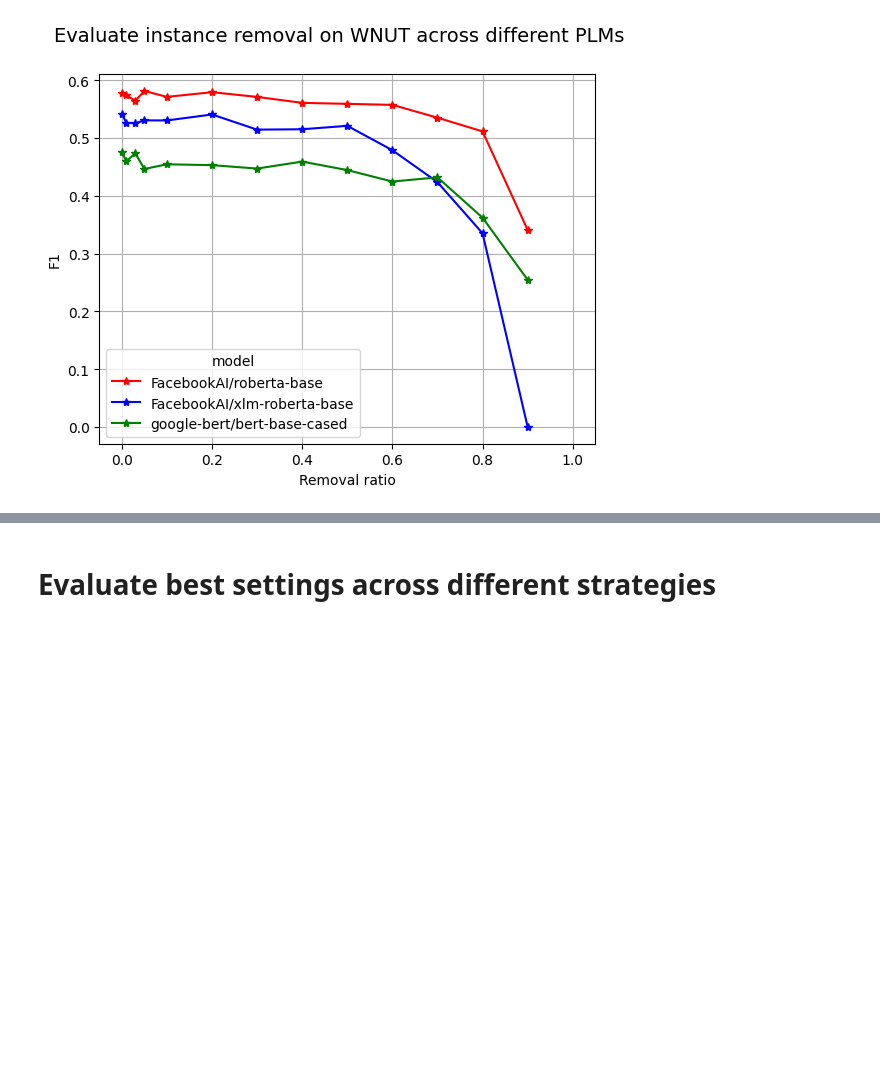
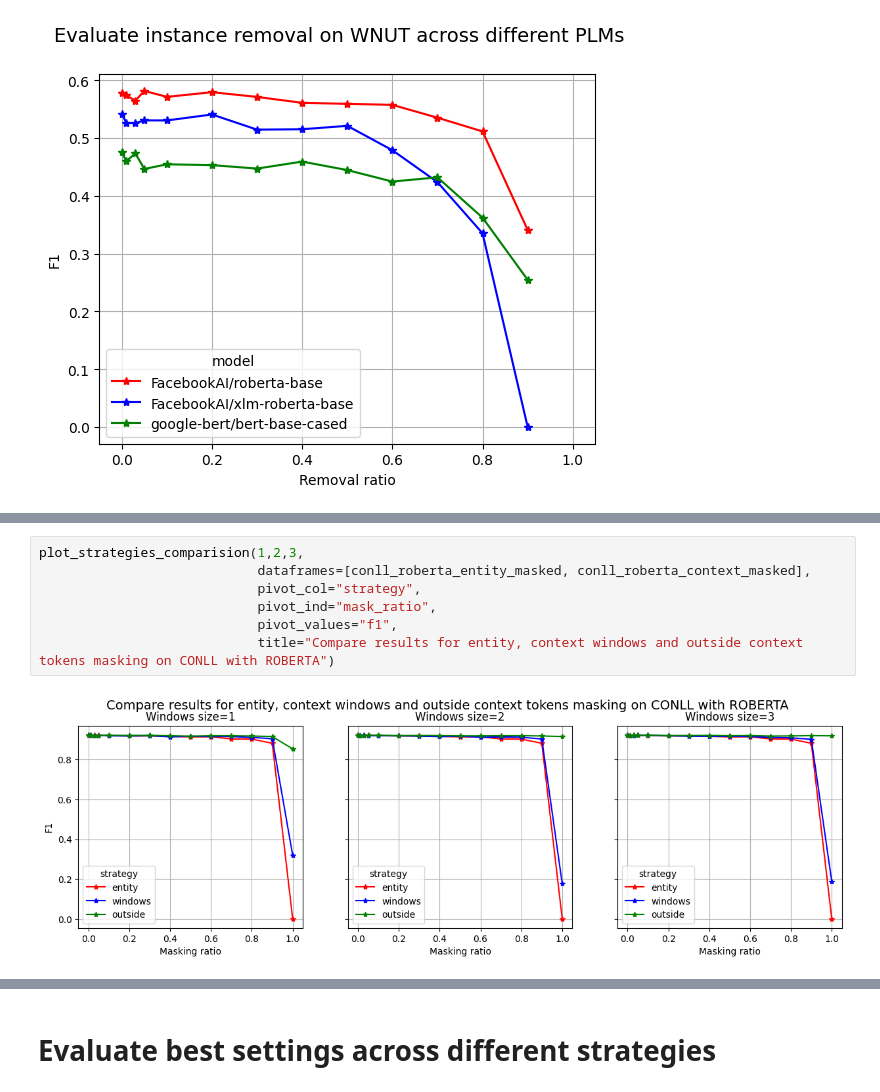
Before and after one commit to minhddb/ner-masking, a Jupyter notebook: results/analysis.ipynb, the cells around one changed output, grey strips where cells are left out. Cells and saved outputs as stored; diff of their text form; blank space fills up the shorter version.

```diff
--- a/results/analysis.ipynb
+++ b/results/analysis.ipynb
@@ -512,0 +550,9 @@ Text(0.5, 0.98, 'Evaluate instance removal on WNUT across different PLMs')
+# %%
+plot_strategies_comparision(1,2,3,
+                            dataframes=[conll_roberta_entity_masked, conll_roberta_context_masked],
+                            pivot_col="strategy",
+                            pivot_ind="mask_ratio",
+                            pivot_values="f1",
+                            title="Compare results for entity, context windows and outside context tokens masking on CONLL with ROBERTA")
+# %% [output]
+[figure, added]
```
Also changed, not shown: parts of 26 cells of this notebook.
